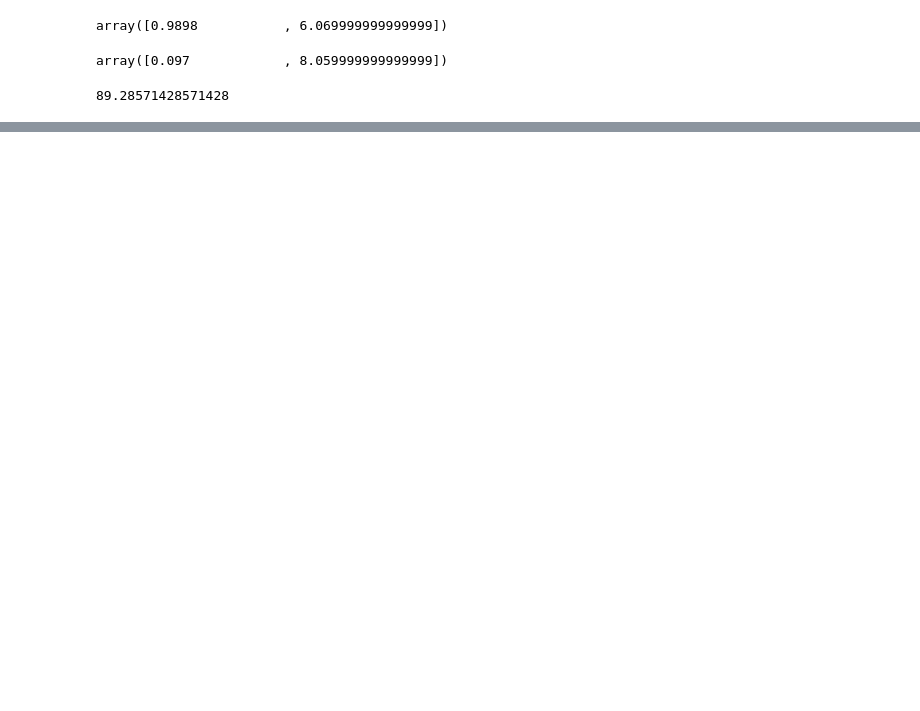
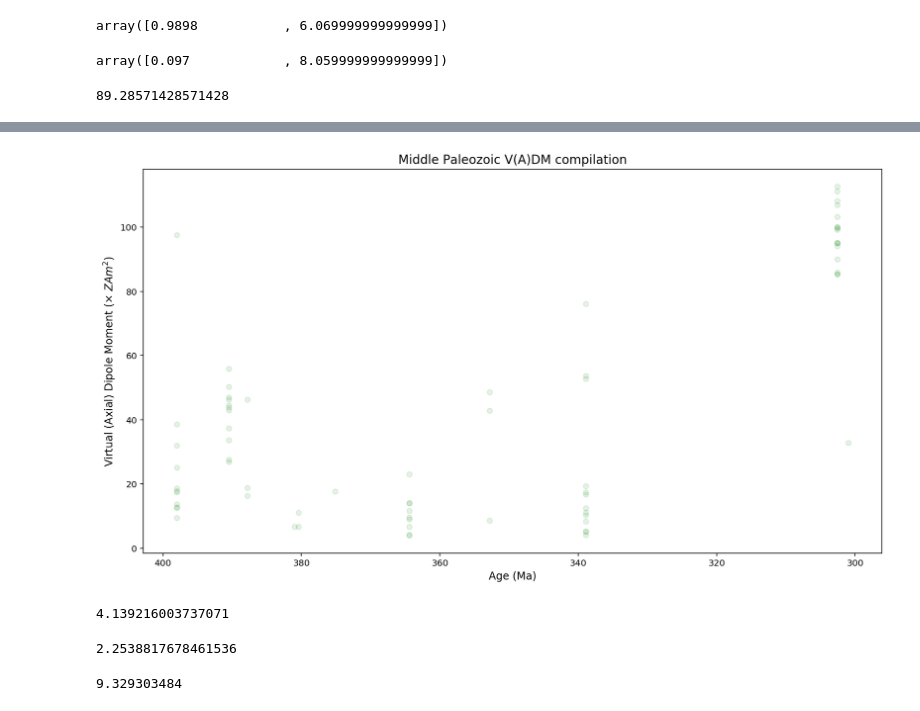
Before and after one commit to Swanson-Hysell-Group/AX_BD_PINT, a Jupyter notebook: code/AX_BD_PINT.ipynb, the cells around one changed output, grey strips where cells are left out. Saved outputs shown, nothing was run; the diff lists cells and outputs as text; code cells hidden in the pictures; blank space fills up the shorter version.

Commit message:
Fix PINT compilation x axis

```diff
--- a/code/AX_BD_PINT.ipynb
+++ b/code/AX_BD_PINT.ipynb
@@ -1060,0 +1063,3 @@ MCR_PINT_BBC['VDM'].mean()*10
+# %%
+PINT_mid_paleozoic = All_PINT_data[(All_PINT_data.AGE > 300) & (All_PINT_data.AGE < 400)]
+PINT_mid_paleozoic
@@ -1060,0 +1080,25 @@ MCR_PINT_BBC['VDM'].mean()*10
+# %%
+fig, ax = plt.subplots(figsize=(15, 8))
+
+# Post Cambrian data
+ax.scatter(PINT_mid_paleozoic.AGE.tolist(), PINT_mid_paleozoic.VDM*10, 35, marker = 'o', color = 'green', alpha = 0.1,
+           label='Middle Paleozoic data')
+plt.gca().invert_xaxis()
+plt.xlabel('Age (Ma)', fontsize = 12)
+plt.ylabel(r'Virtual (Axial) Dipole Moment ($\times$ $ZAm^2$)', fontsize = 12)
+plt.title('Middle Paleozoic V(A)DM compilation', fontsize=14)
+plt.show()
+# %% [output]
+[figure, added]
+# %%
+PINT_mid_paleozoic[PINT_mid_paleozoic['REF']=='87'].VDM.mean()/PINT_mid_paleozoic[PINT_mid_paleozoic['REF']=='63'].VDM.mean()
+# %% [output]
+4.139216003737071
+# %%
+PINT_mid_paleozoic[PINT_mid_paleozoic['REF']=='63'].VDM.mean()
+# %% [output]
+2.2538817678461536
+# %%
+PINT_mid_paleozoic[PINT_mid_paleozoic['REF']=='87'].VDM.mean()
+# %% [output]
+9.329303484
```
Also changed, not shown: parts of 4 cells of this notebook, 2 other files.
